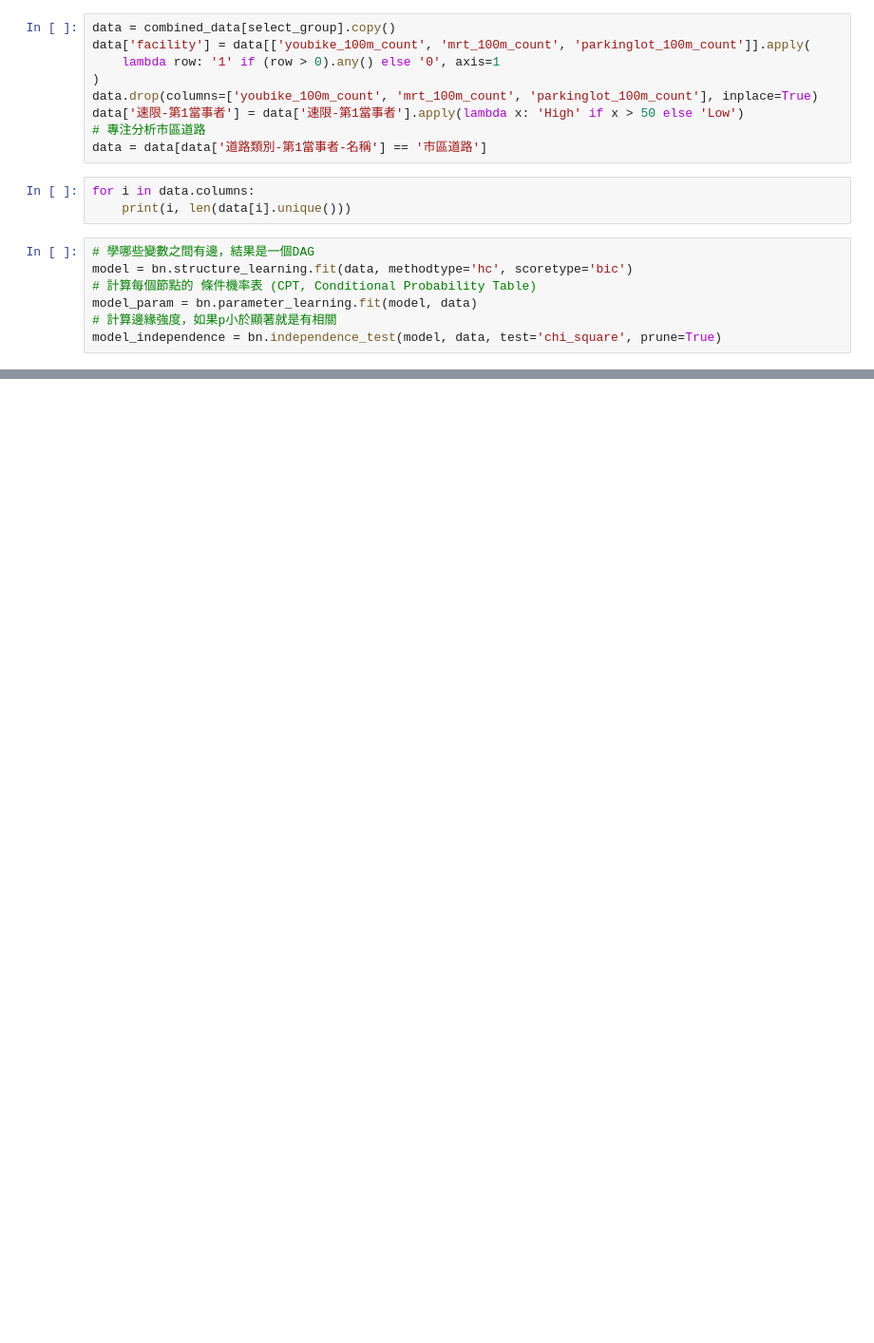
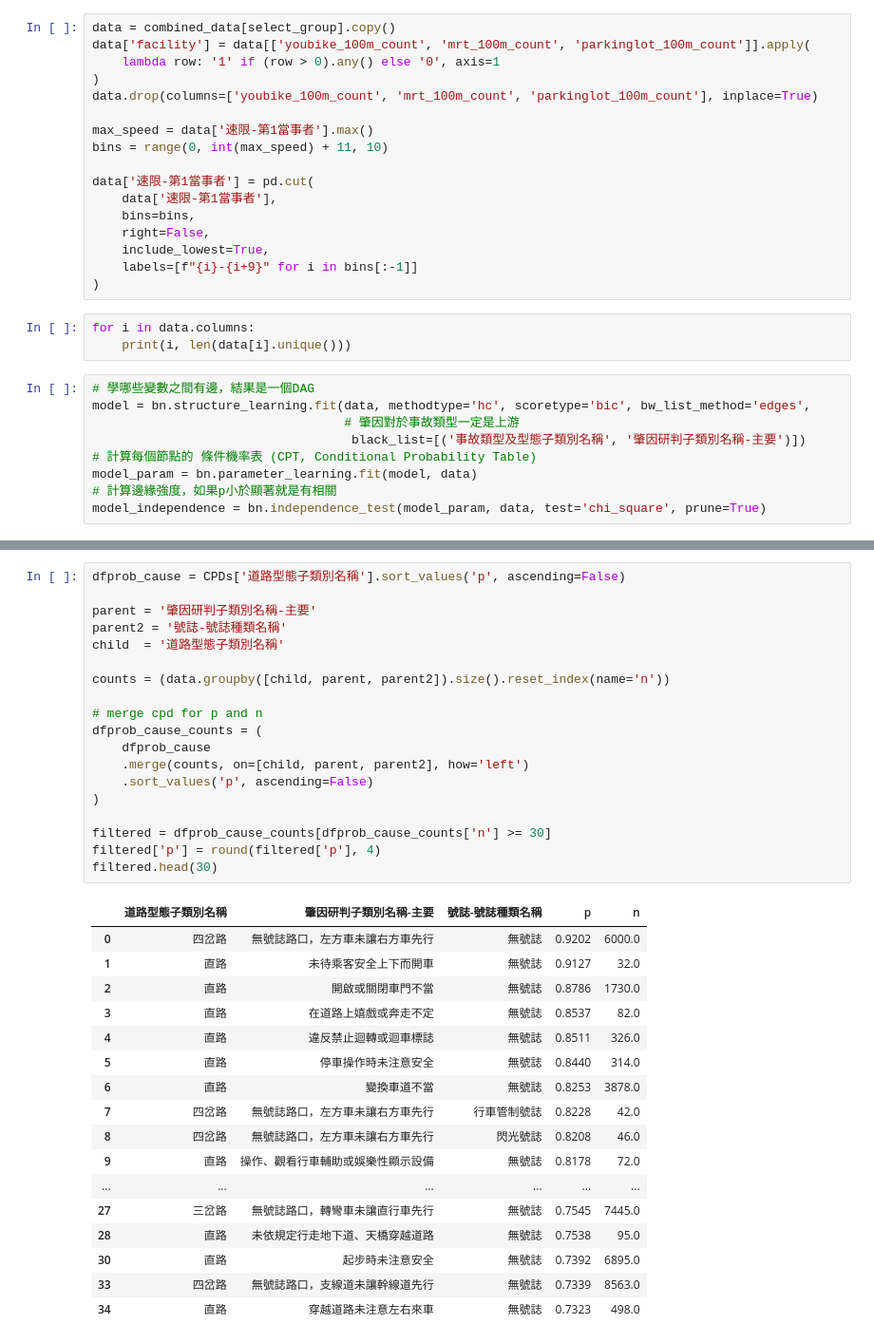
Before and after one commit to kennywang112/ST-RTA, a Jupyter notebook: Analyze/Behaviour.ipynb, the cells around one changed output, grey strips where cells are left out. Shown at 95% size. Saved outputs shown, nothing was run; the diff lists cells and outputs as text; blank space fills up the shorter version.

```diff
--- a/Analyze/Behaviour.ipynb
+++ b/Analyze/Behaviour.ipynb
@@ -48,16 +51,26 @@ data['facility'] = data[['youbike_100m_count', 'mrt_100m_count', 'parkinglot_100
     lambda row: '1' if (row > 0).any() else '0', axis=1
 )
 data.drop(columns=['youbike_100m_count', 'mrt_100m_count', 'parkinglot_100m_count'], inplace=True)
-data['速限-第1當事者'] = data['速限-第1當事者'].apply(lambda x: 'High' if x > 50 else 'Low')
-# 專注分析市區道路
-data = data[data['道路類別-第1當事者-名稱'] == '市區道路']
+
+max_speed = data['速限-第1當事者'].max()
+bins = range(0, int(max_speed) + 11, 10)
+
+data['速限-第1當事者'] = pd.cut(
+    data['速限-第1當事者'],
+    bins=bins,
+    right=False,
+    include_lowest=True,
+    labels=[f"{i}-{i+9}" for i in bins[:-1]]
+)
 # %%
 for i in data.columns:
     print(i, len(data[i].unique()))
 # %%
 # 學哪些變數之間有邊，結果是一個DAG
-model = bn.structure_learning.fit(data, methodtype='hc', scoretype='bic')
+model = bn.structure_learning.fit(data, methodtype='hc', scoretype='bic', bw_list_method='edges',
+                                  # 肇因對於事故類型一定是上游
+                                   black_list=[('事故類型及型態子類別名稱', '肇因研判子類別名稱-主要')])
 # 計算每個節點的 條件機率表 (CPT, Conditional Probability Table)
 model_param = bn.parameter_learning.fit(model, data)
 # 計算邊緣強度，如果p小於顯著就是有相關
-model_independence = bn.independence_test(model, data, test='chi_square', prune=True)
+model_independence = bn.independence_test(model_param, data, test='chi_square', prune=True)
@@ -159,0 +345,37 @@ draw_bn_plotly(model_independence, alpha=0.01, layout_algo='w')
+# %%
+dfprob_cause = CPDs['道路型態子類別名稱'].sort_values('p', ascending=False)
+
+parent = '肇因研判子類別名稱-主要'
+parent2 = '號誌-號誌種類名稱'
+child  = '道路型態子類別名稱'
+
+counts = (data.groupby([child, parent, parent2]).size().reset_index(name='n'))
+
+# merge cpd for p and n
+dfprob_cause_counts = (
+    dfprob_cause
+    .merge(counts, on=[child, parent, parent2], how='left')
+    .sort_values('p', ascending=False)
+)
+
+filtered = dfprob_cause_counts[dfprob_cause_counts['n'] >= 30]
+filtered['p'] = round(filtered['p'], 4)
+filtered.head(30)
+# %% [output]
+|  | 道路型態子類別名稱 | 肇因研判子類別名稱-主要 | 號誌-號誌種類名稱 | p | n |
+| 0 | 四岔路 | 無號誌路口，左方車未讓右方車先行 | 無號誌 | 0.9202 | 6000.0 |
+| 1 | 直路 | 未待乘客安全上下而開車 | 無號誌 | 0.9127 | 32.0 |
+| 2 | 直路 | 開啟或關閉車門不當 | 無號誌 | 0.8786 | 1730.0 |
+| 3 | 直路 | 在道路上嬉戲或奔走不定 | 無號誌 | 0.8537 | 82.0 |
+| 4 | 直路 | 違反禁止迴轉或迴車標誌 | 無號誌 | 0.8511 | 326.0 |
+| 5 | 直路 | 停車操作時未注意安全 | 無號誌 | 0.8440 | 314.0 |
+| 6 | 直路 | 變換車道不當 | 無號誌 | 0.8253 | 3878.0 |
+| 7 | 四岔路 | 無號誌路口，左方車未讓右方車先行 | 行車管制號誌 | 0.8228 | 42.0 |
+| 8 | 四岔路 | 無號誌路口，左方車未讓右方車先行 | 閃光號誌 | 0.8208 | 46.0 |
+| 9 | 直路 | 操作、觀看行車輔助或娛樂性顯示設備 | 無號誌 | 0.8178 | 72.0 |
+| ... | ... | ... | ... | ... | ... |
+| 27 | 三岔路 | 無號誌路口，轉彎車未讓直行車先行 | 無號誌 | 0.7545 | 7445.0 |
+| 28 | 直路 | 未依規定行走地下道、天橋穿越道路 | 無號誌 | 0.7538 | 95.0 |
+| 30 | 直路 | 起步時未注意安全 | 無號誌 | 0.7392 | 6895.0 |
+| 33 | 四岔路 | 無號誌路口，支線道未讓幹線道先行 | 無號誌 | 0.7339 | 8563.0 |
+| 34 | 直路 | 穿越道路未注意左右來車 | 無號誌 | 0.7323 | 498.0 |
```
Also changed, not shown: parts of 16 cells of this notebook.
